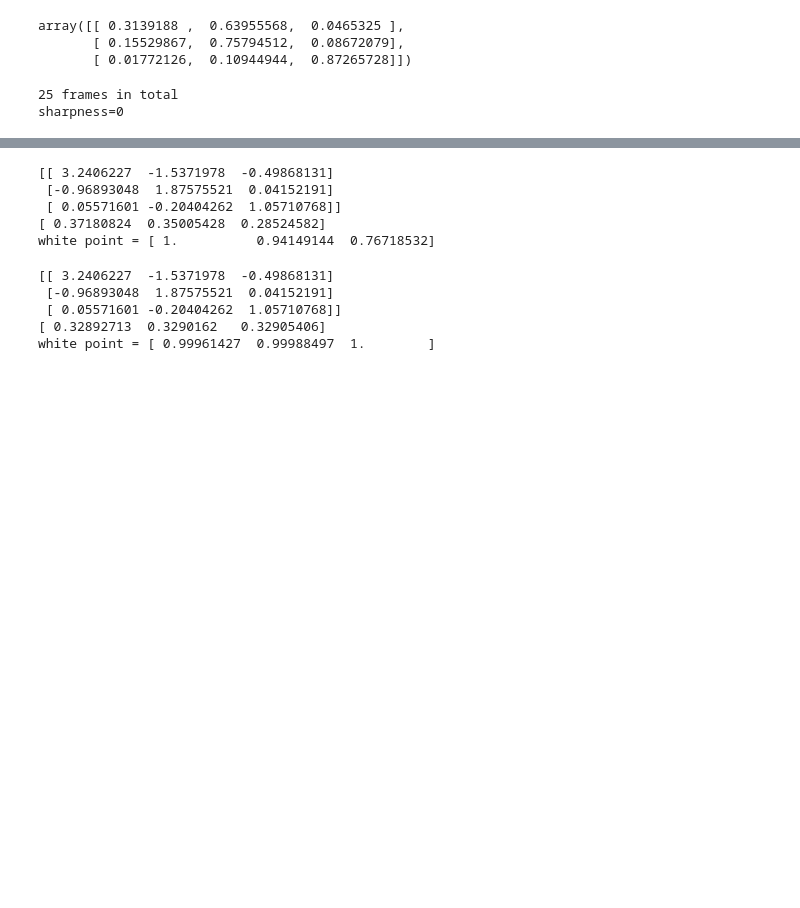
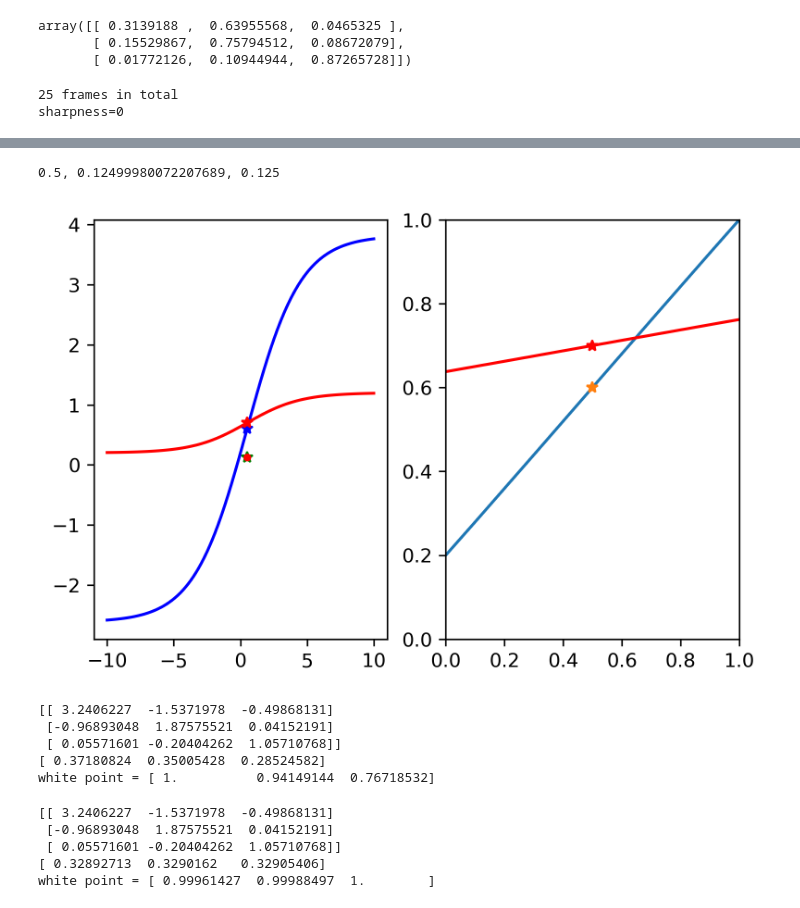
Before and after one commit to g13/patchV1, a Jupyter notebook: ext_input.ipynb, the cells around one changed output, grey strips where cells are left out. Saved outputs shown, nothing was run; the diff lists cells and outputs as text; code cells hidden in the pictures; blank space fills up the shorter version.

```diff
--- a/ext_input.ipynb
+++ b/ext_input.ipynb
@@ -54,3 +71,20 @@ for ik in range(1,1001,100):
+# %%
+#ax.set_xlim(0,1)
+#ax.set_ylim(0,1)
+
+ax2 = fig.add_subplot(122)
+ax2.plot(x, y)
+ax2.plot(trans, y_c50,'*')
+ax2.plot(x, y2,'r')
+ax2.plot(trans, y2_c50,'*r')
+ax2.set_xlim(0,1)
+ax2.set_ylim(0,1)
+
+print(f'{k}, {dy[imax]}, {dy_c50}')
+#print(f'{(y_c50-intercept)/(1-intercept)}, {(y2_c50-intercept)/(1-intercept)}')
+# %% [output]
+0.5, 0.12499980072207689, 0.125
+[figure, added]
 # %%
 def cone_isolating(l,m,s,n,wp):
     fig = plt.figure('logistic', dpi = 100)
```
Also changed, not shown: parts of 4 cells of this notebook.
